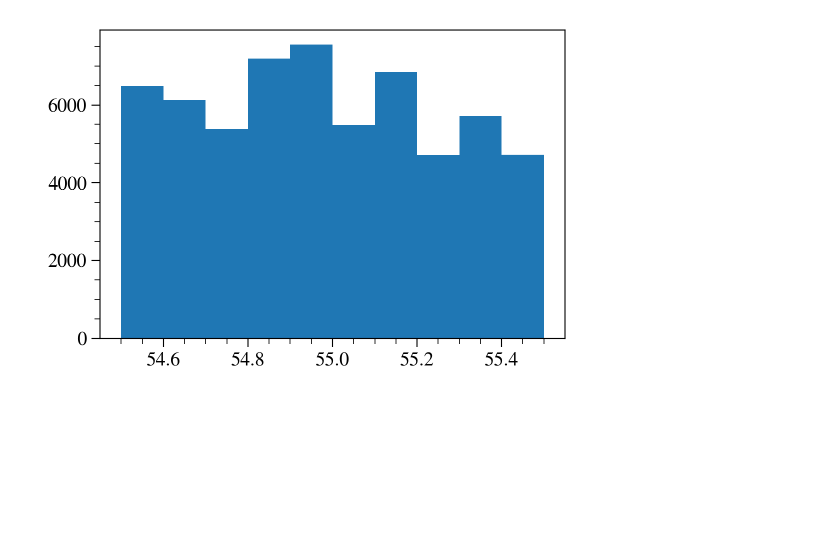
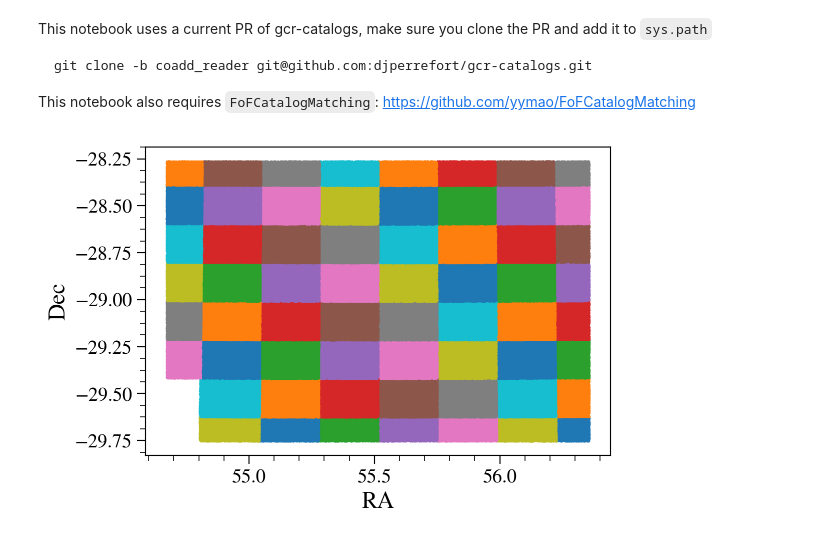
Before and after one commit to LSSTDESC/DC2-production, a Jupyter notebook: Notebooks/FoFCatalogMatching Histogram.ipynb, the cells around one changed output. Saved outputs shown, nothing was run; the diff lists cells and outputs as text; code cells hidden in the pictures; blank space fills up the shorter version.

````diff
--- a/Notebooks/FoFCatalogMatching Histogram.ipynb
+++ b/Notebooks/FoFCatalogMatching Histogram.ipynb
@@ -1,2 +1,9 @@
+# %% [markdown]
+This notebook uses a current PR of gcr-catalogs, make sure you clone the PR and add it to `sys.path`
+```
+git clone -b coadd_reader git@github.com:djperrefort/gcr-catalogs.git
+```
+
+This notebook also requires `FoFCatalogMatching`: https://github.com/yymao/FoFCatalogMatching
 # %%
 import sys
@@ -25,0 +22,10 @@ dec_filter = GCRQuery('abs(dec - {}) < {}'.format(deccenter, decwidth))
+# %%
+coaddCat = GCRCatalogs.load_catalog('dc2_coadd_run1.1p_tract4850')
+# %%
+for data in coaddCat.get_quantities(['ra', 'dec'], return_iterator=True):
+    plt.scatter(data['ra'], data['dec'], s=1, rasterized=True);
+
+plt.xlabel('RA');
+plt.ylabel('Dec');
+# %% [output]
+[figure, added]
@@ -29,4 +52,0 @@ coordinatesRefCat = refCat.get_quantities(['ra','dec'], filters=[ra_filter, dec_
-# %%
-plt.hist(coordinatesRefCat['ra']);
-# %% [output]
-[figure, removed]
````
Also changed, not shown: parts of 18 cells of this notebook.
